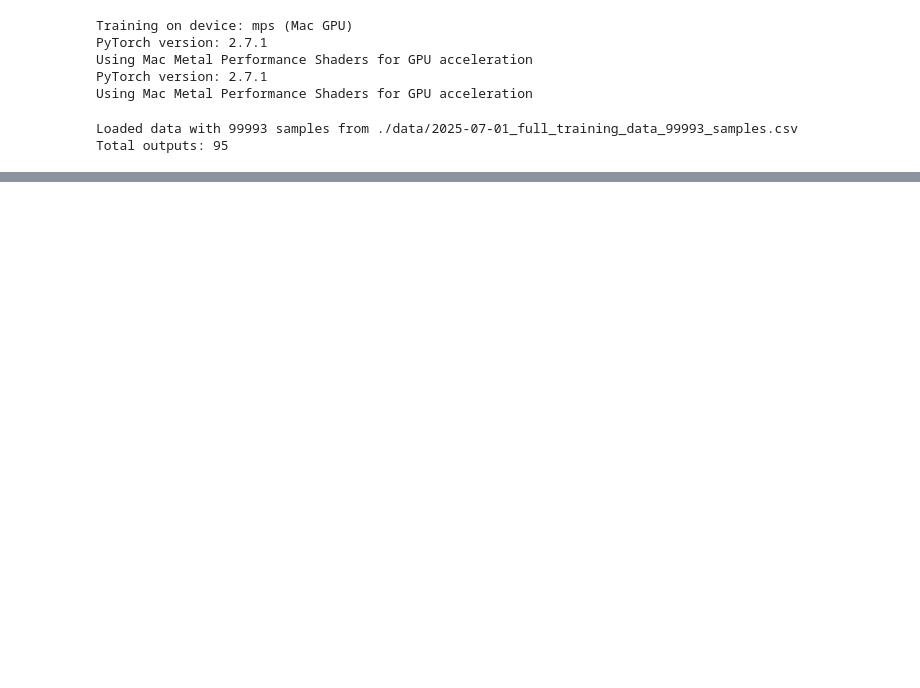
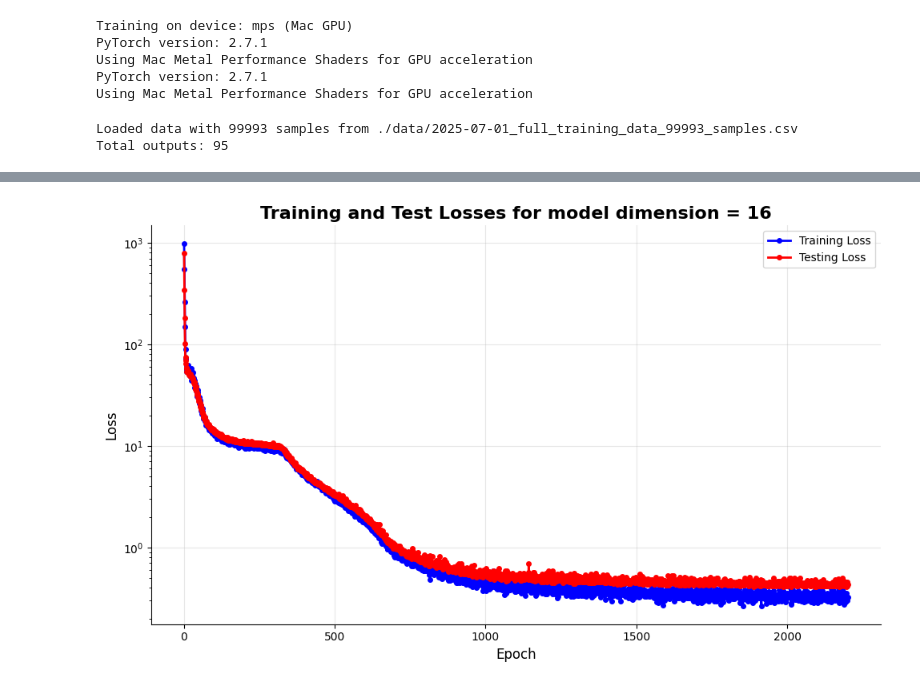
Before and after one commit to mathyharsha/metabolic-NN-harsha, a Jupyter notebook: transformer_from_scratch.ipynb, the cells around one changed output, grey strips where cells are left out. Saved outputs shown, nothing was run; the diff lists cells and outputs as text; code cells hidden in the pictures; blank space fills up the shorter version.

```diff
--- a/transformer_from_scratch.ipynb
+++ b/transformer_from_scratch.ipynb
@@ -522,0 +499,2 @@ plot_loss(average_losses_5_10,test_losses_5_10,d_model=5)
+# %%
+average_losses_16_6, test_losses_16_6, trained_model_16_6 = train_model(16,1,6)
@@ -522,0 +509,4 @@ plot_loss(average_losses_5_10,test_losses_5_10,d_model=5)
+# %%
+plot_loss(average_losses_16_6, test_losses_16_6, d_model=16)
+# %% [output]
+[figure, added]
```
Also changed, not shown: parts of 19 cells of this notebook, 1 other file.
